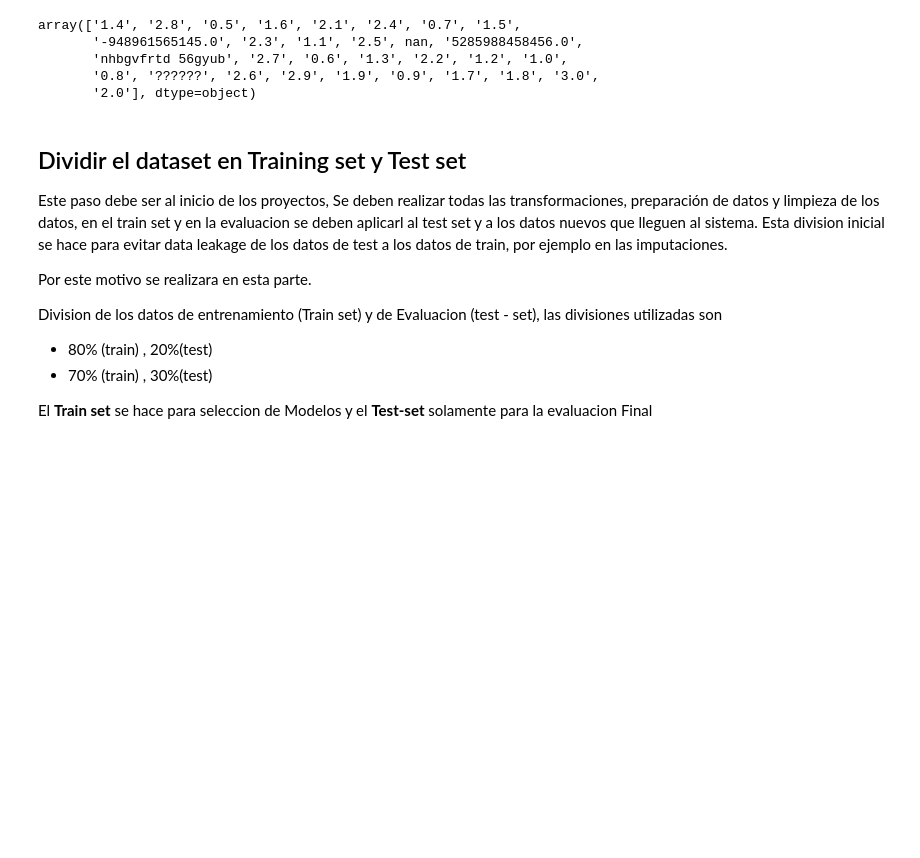
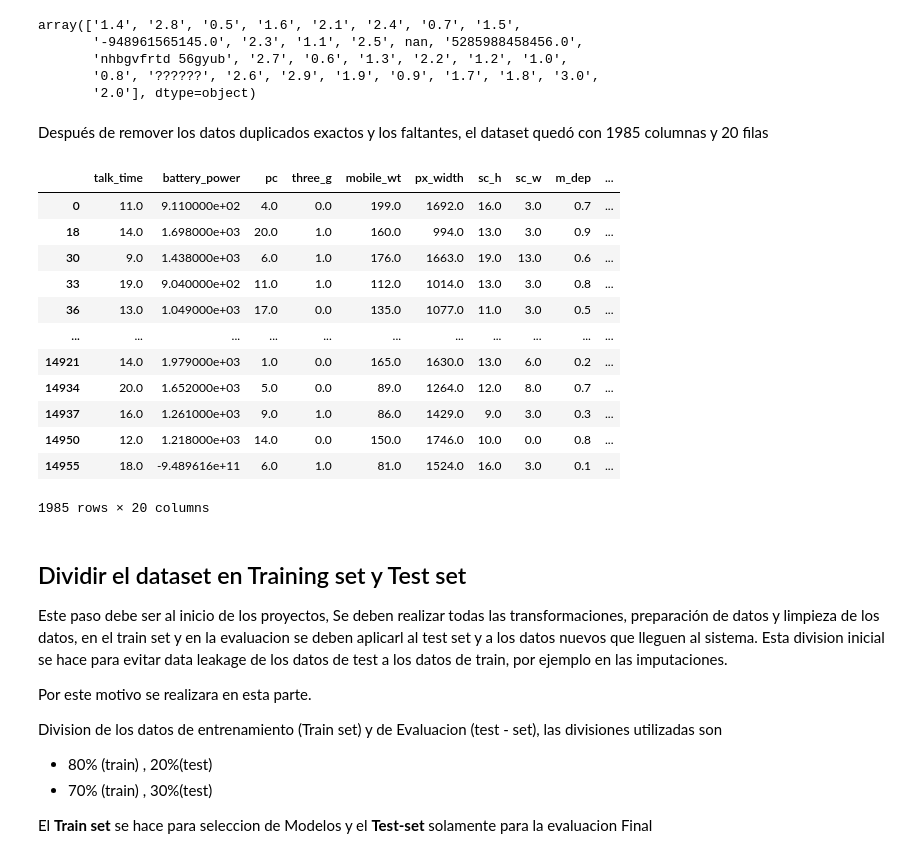
Before and after one commit to felipe9508/phone_price_classification, a Jupyter notebook: notebooks/Plantilla_Trabajo_Final_Datos.ipynb, the cells around one changed output. Saved outputs shown, nothing was run; the diff lists cells and outputs as text; code cells hidden in the pictures; blank space fills up the shorter version.

```diff
--- a/notebooks/Plantilla_Trabajo_Final_Datos.ipynb
+++ b/notebooks/Plantilla_Trabajo_Final_Datos.ipynb
@@ -550,6 +550,27 @@ raw_data['clock_speed'].replace('??????', np.nan, inplace=True)
 raw_data['clock_speed'].replace('5285988458456.0', np.nan, inplace=True)
 raw_data['clock_speed'].replace('-948961565145.0', np.nan, inplace=True)
 raw_data['clock_speed'] = raw_data['clock_speed'].astype('float')
+# %%
+raw_data = raw_data.drop_duplicates()
+raw_data = raw_data.dropna()
+# %% [markdown]
+Después de remover los datos duplicados exactos y los faltantes, el dataset quedó con 1985 columnas y 20 filas
+# %%
+raw_data
+# %% [output]
+|  | talk_time | battery_power | pc | three_g | mobile_wt | px_width | sc_h | sc_w | m_dep | ... |
+| 0 | 11.0 | 9.110000e+02 | 4.0 | 0.0 | 199.0 | 1692.0 | 16.0 | 3.0 | 0.7 | ... |
+| 18 | 14.0 | 1.698000e+03 | 20.0 | 1.0 | 160.0 | 994.0 | 13.0 | 3.0 | 0.9 | ... |
+| 30 | 9.0 | 1.438000e+03 | 6.0 | 1.0 | 176.0 | 1663.0 | 19.0 | 13.0 | 0.6 | ... |
+| 33 | 19.0 | 9.040000e+02 | 11.0 | 1.0 | 112.0 | 1014.0 | 13.0 | 3.0 | 0.8 | ... |
+| 36 | 13.0 | 1.049000e+03 | 17.0 | 0.0 | 135.0 | 1077.0 | 11.0 | 3.0 | 0.5 | ... |
+| ... | ... | ... | ... | ... | ... | ... | ... | ... | ... | ... |
+| 14921 | 14.0 | 1.979000e+03 | 1.0 | 0.0 | 165.0 | 1630.0 | 13.0 | 6.0 | 0.2 | ... |
+| 14934 | 20.0 | 1.652000e+03 | 5.0 | 0.0 | 89.0 | 1264.0 | 12.0 | 8.0 | 0.7 | ... |
+| 14937 | 16.0 | 1.261000e+03 | 9.0 | 1.0 | 86.0 | 1429.0 | 9.0 | 3.0 | 0.3 | ... |
+| 14950 | 12.0 | 1.218000e+03 | 14.0 | 0.0 | 150.0 | 1746.0 | 10.0 | 0.0 | 0.8 | ... |
+| 14955 | 18.0 | -9.489616e+11 | 6.0 | 1.0 | 81.0 | 1524.0 | 16.0 | 3.0 | 0.1 | ... |
+1985 rows × 20 columns
 # %% [markdown]
 ## Dividir el dataset en Training set y Test set
 
```
